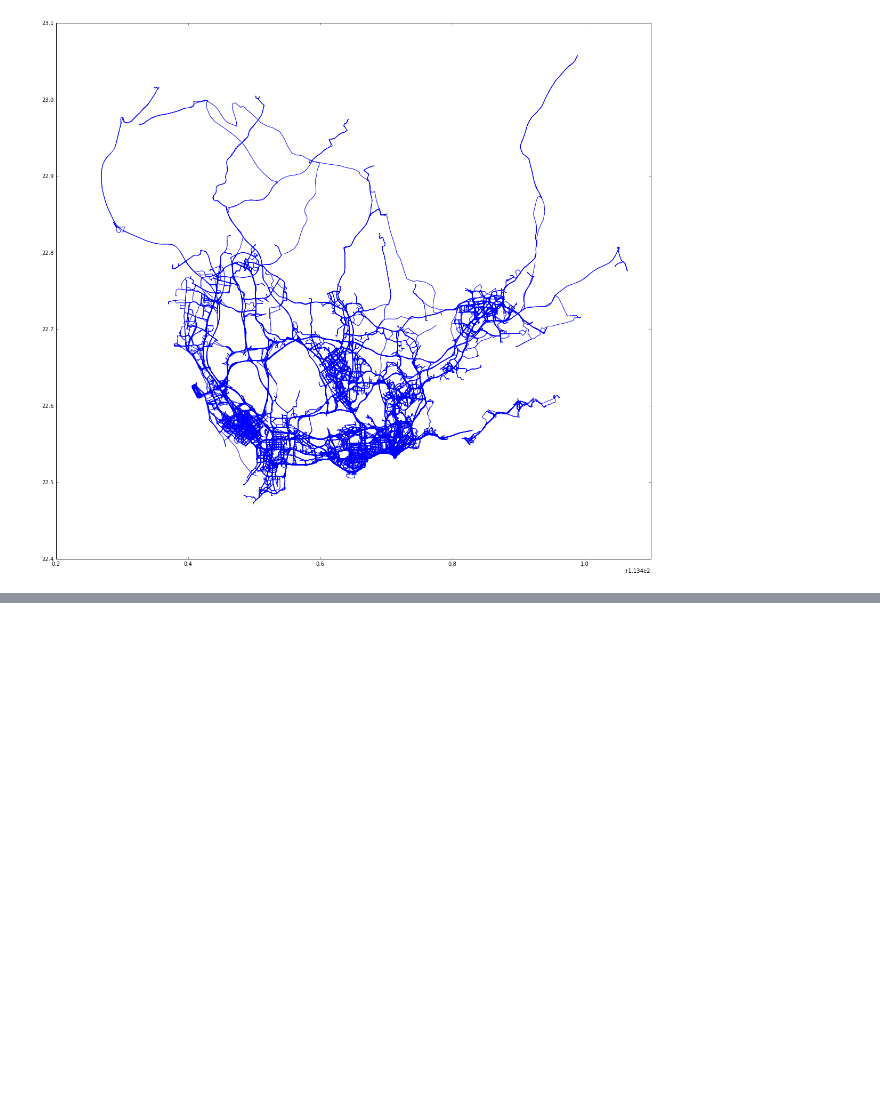
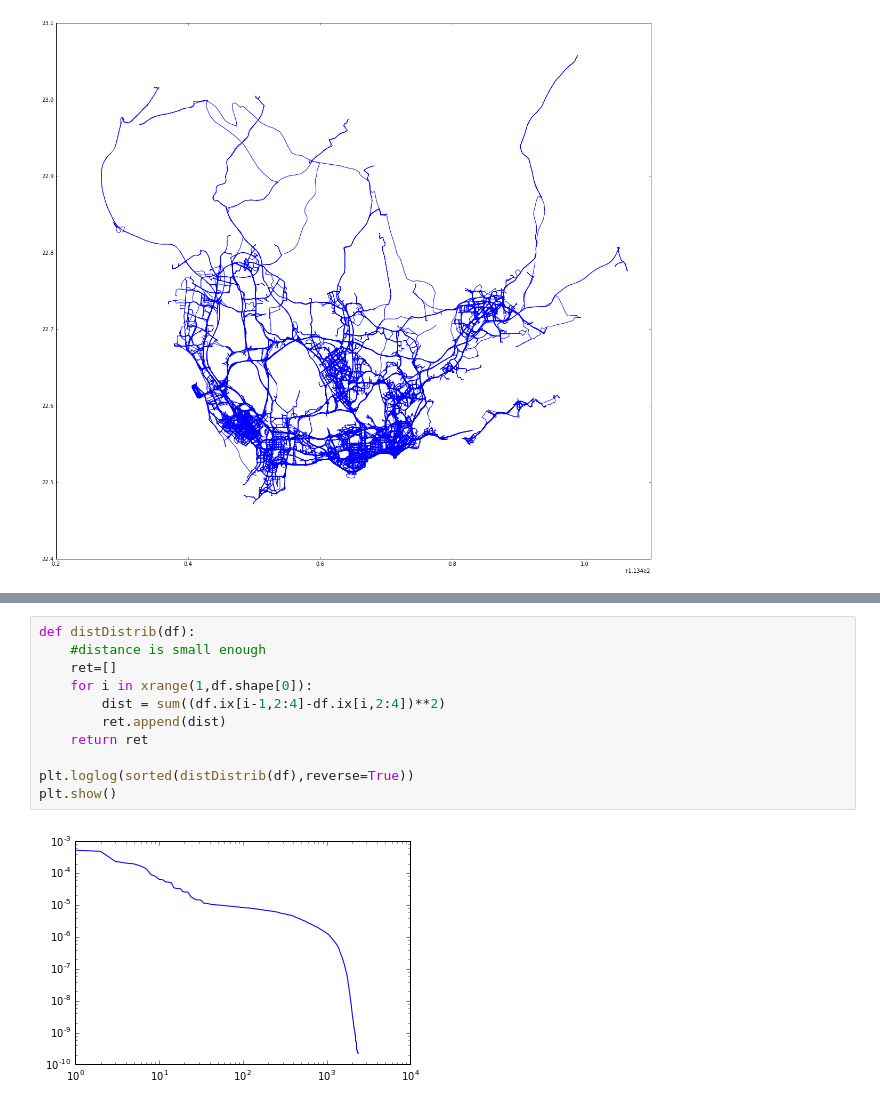
Before and after one commit to 1nfo/TLRI, a Jupyter notebook: Exploring.ipynb, the cells around one changed output, grey strips where cells are left out. Drawn from its saved outputs; the diff is of its cells as text; blank space fills up the shorter version.

```diff
--- a/Exploring.ipynb
+++ b/Exploring.ipynb
@@ -86,0 +115,13 @@ for i in xrange(N):
+# %%
+def distDistrib(df):
+    #distance is small enough
+    ret=[]
+    for i in xrange(1,df.shape[0]):
+        dist = sum((df.ix[i-1,2:4]-df.ix[i,2:4])**2)
+        ret.append(dist)
+    return ret
+
+plt.loglog(sorted(distDistrib(df),reverse=True))
+plt.show()
+# %% [output]
+[figure, added]
```
Also changed, not shown: parts of 6 cells of this notebook.
